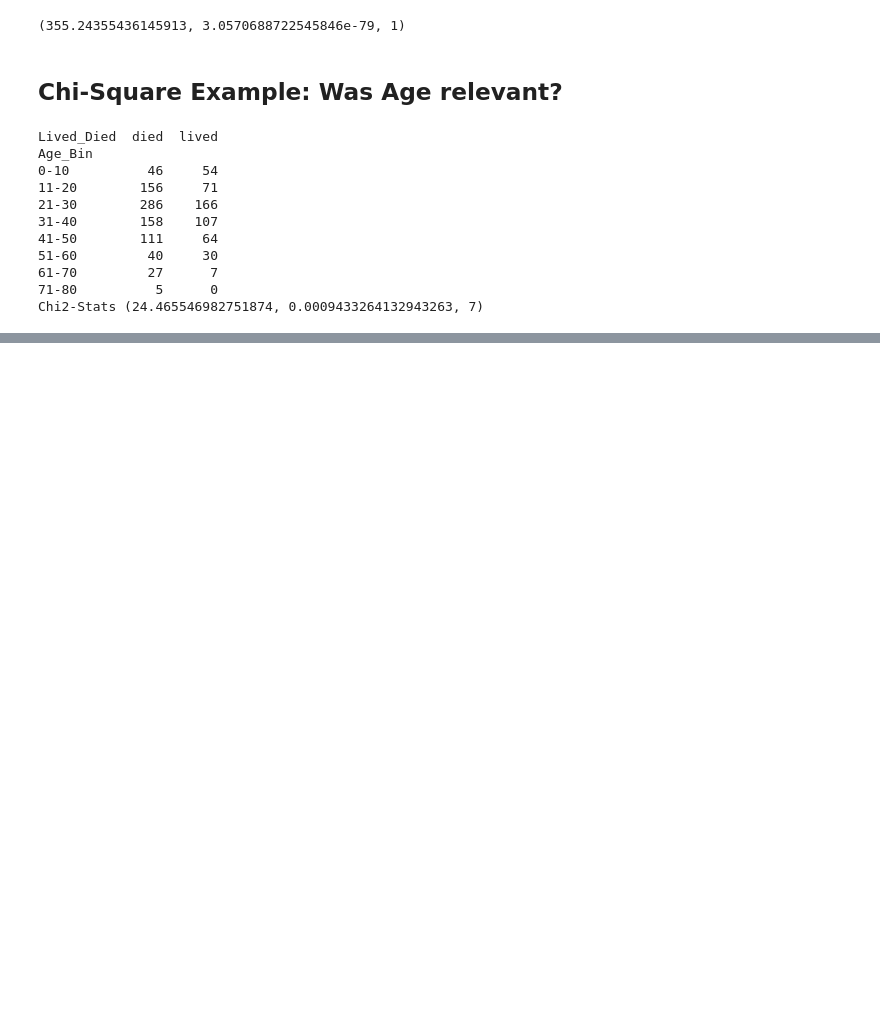
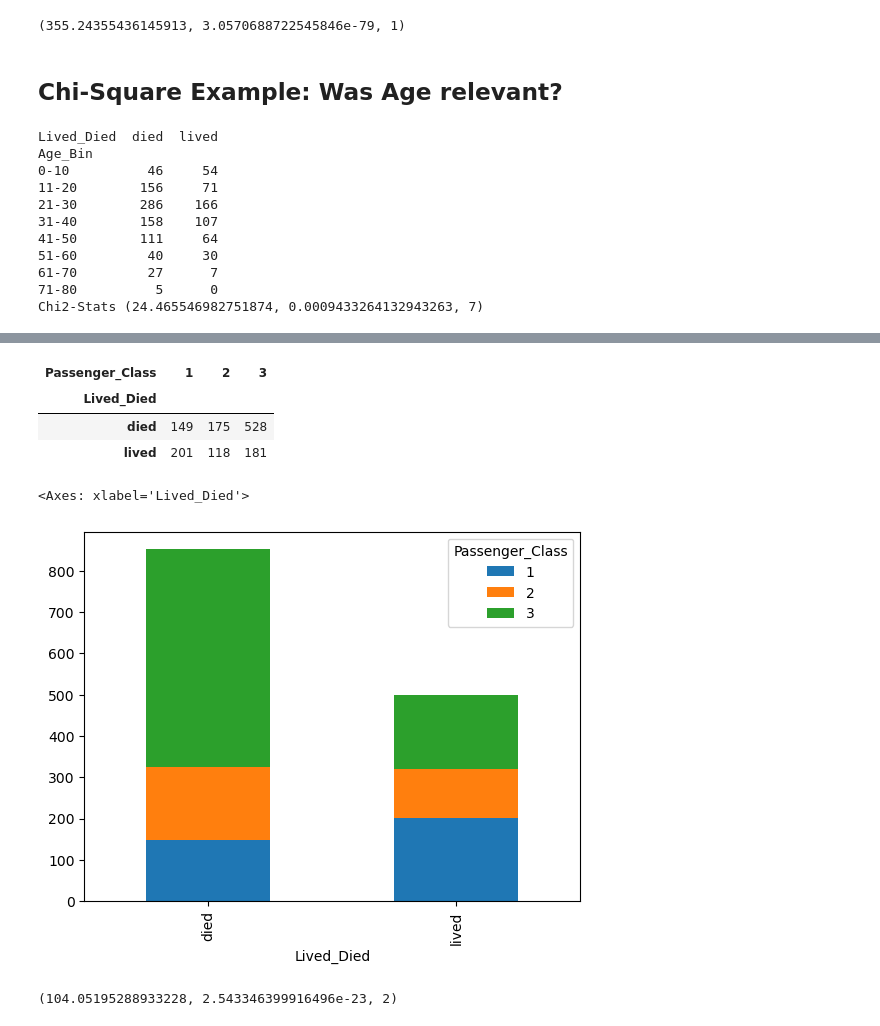
Before and after one commit to CS4580/my-notes-CarstenScholle, a Jupyter notebook: module6/titanic_passenger_analysis.ipynb, the cells around one changed output, grey strips where cells are left out. Saved outputs shown, nothing was run; the diff lists cells and outputs as text; code cells hidden in the pictures; blank space fills up the shorter version.

```diff
--- a/module6/titanic_passenger_analysis.ipynb
+++ b/module6/titanic_passenger_analysis.ipynb
@@ -128,0 +168,10 @@ Name: count, dtype: int64
+# %%
+import pandas as pd
+import matplotlib.pyplot as plt
+import seaborn as sns
+%matplotlib inline
+from sklearn import preprocessing
+
+# Load data
+df_titanic = pd.read_csv("../data/Titanic_Passengers.csv")
+df_titanic.info()
@@ -128,0 +195,21 @@ Name: count, dtype: int64
+# %%
+# Create a contingency table
+contingency_table = pd.crosstab(index=df_titanic['Lived_Died'], columns=df_titanic['Passenger_Class'])
+contingency_table
+# %% [output]
+| Passenger_Class | 1 | 2 | 3 |
+| Lived_Died |  |  |  |
+| died | 149 | 175 | 528 |
+| lived | 201 | 118 | 181 |
+# %%
+# Create a Bar plot with the data stacked
+contingency_table.plot(kind='bar', stacked=True)
+# %% [output]
+<Axes: xlabel='Lived_Died'>
+[figure, added]
+# %%
+# Run a chi2_contingency on the table
+contingency_table = pd.crosstab(index=df_titanic['Passenger_Class'], columns=df_titanic['Lived_Died'])
+stats.chi2_contingency(contingency_table)[0:3]
+# %% [output]
+(104.05195288933228, 2.543346399916496e-23, 2)
```
Also changed, not shown: parts of 31 cells of this notebook.
